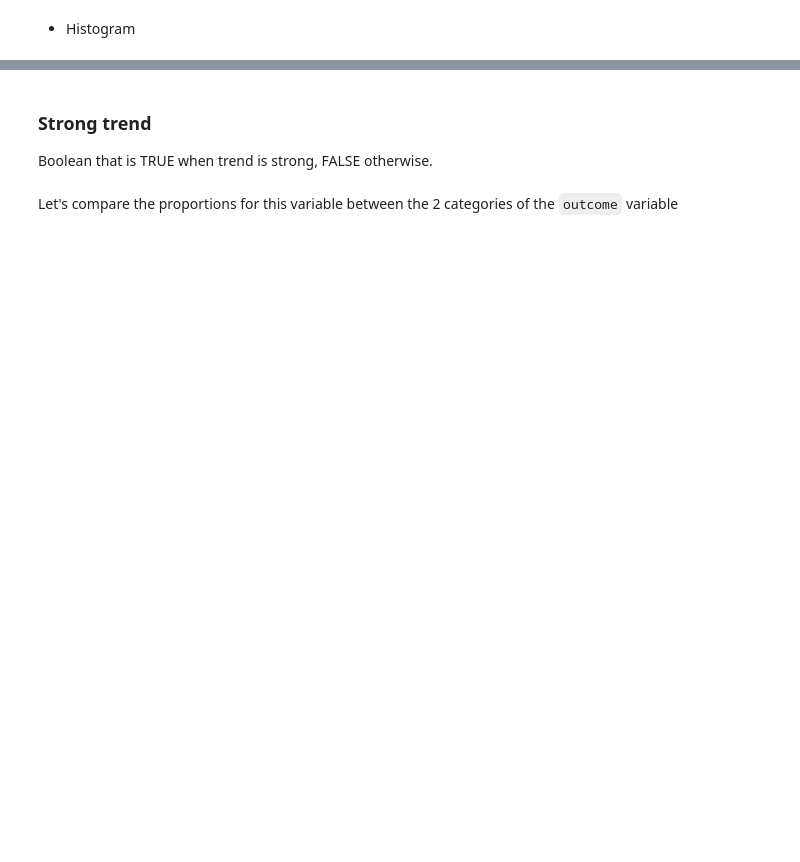
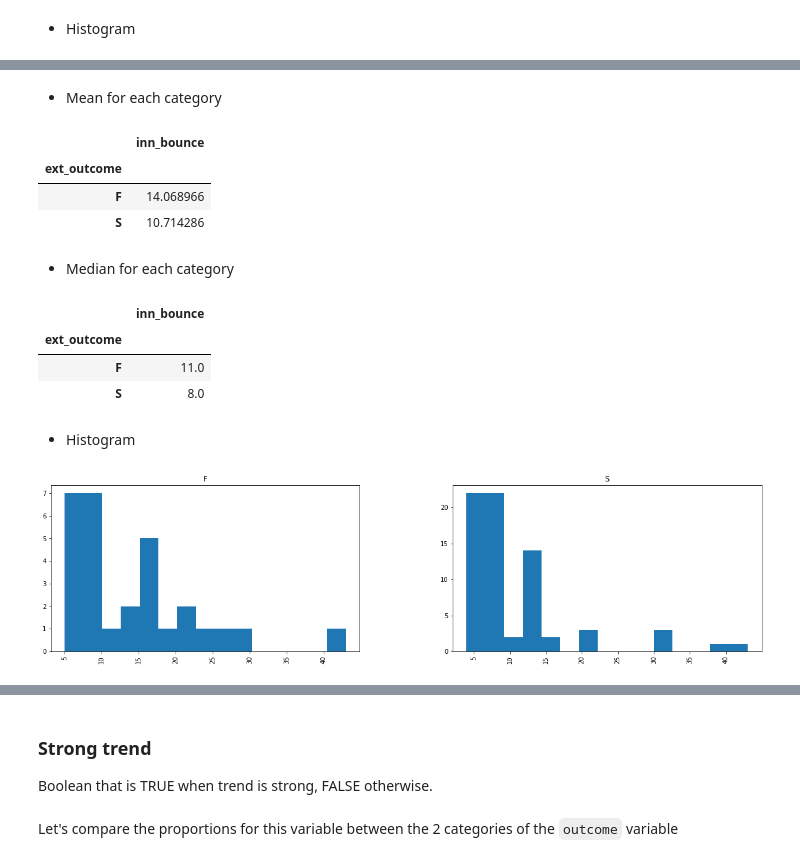
Before and after one commit to FOREXfunguru/FOREX, a Jupyter notebook: notebooks/Binary_classifier_using_ML.ipynb, the cells around one changed output, grey strips where cells are left out. Drawn from its saved outputs; the diff is of its cells as text; code cells hidden in the pictures; blank space fills up the shorter version.

```diff
--- a/notebooks/Binary_classifier_using_ML.ipynb
+++ b/notebooks/Binary_classifier_using_ML.ipynb
@@ -328,0 +338,24 @@ axList=contDF['trend angle'].hist(by=contDF[outcome_lab],figsize=(20,5),bins=20)
+# %% [markdown]
+* Mean for each category
+# %%
+contDF.groupby(outcome_lab).agg({'inn_bounce': 'mean'})
+# %% [output]
+|  | inn_bounce |
+| ext_outcome |  |
+| F | 14.068966 |
+| S | 10.714286 |
+# %% [markdown]
+* Median for each category
+# %%
+contDF.groupby(outcome_lab).agg({'inn_bounce': 'median'})
+# %% [output]
+|  | inn_bounce |
+| ext_outcome |  |
+| F | 11.0 |
+| S | 8.0 |
+# %% [markdown]
+* Histogram
+# %%
+axList=contDF['inn_bounce'].hist(by=contDF[outcome_lab],figsize=(20,5),bins=15)
+# %% [output]
+[figure, added]
```
Also changed, not shown: parts of 48 cells of this notebook.
